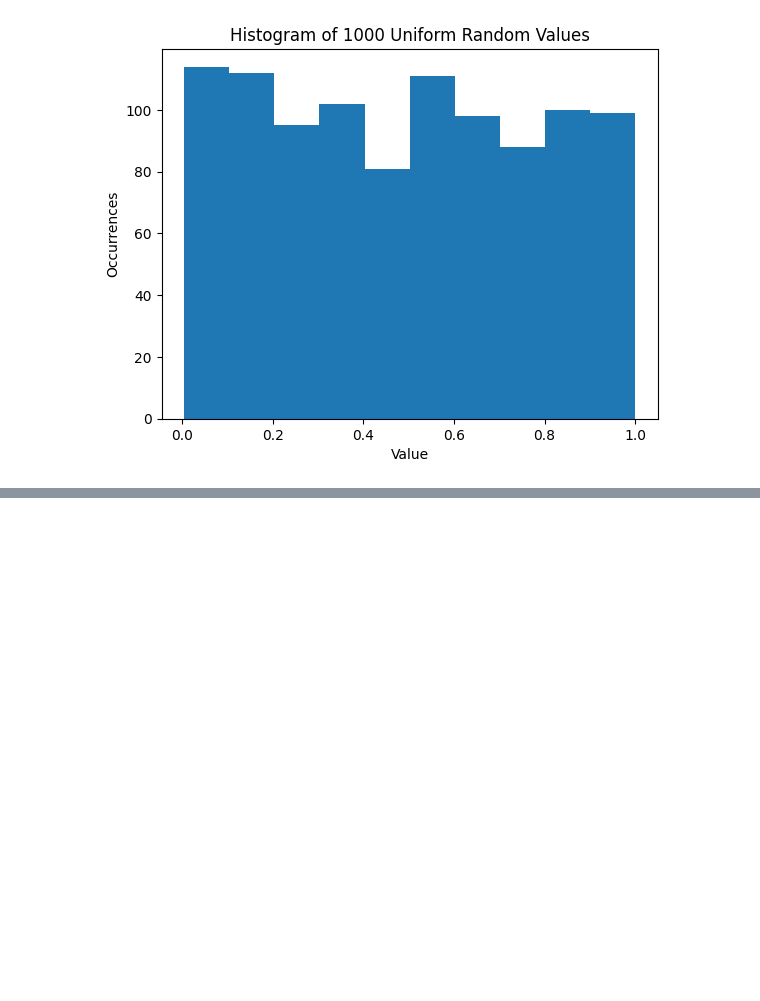
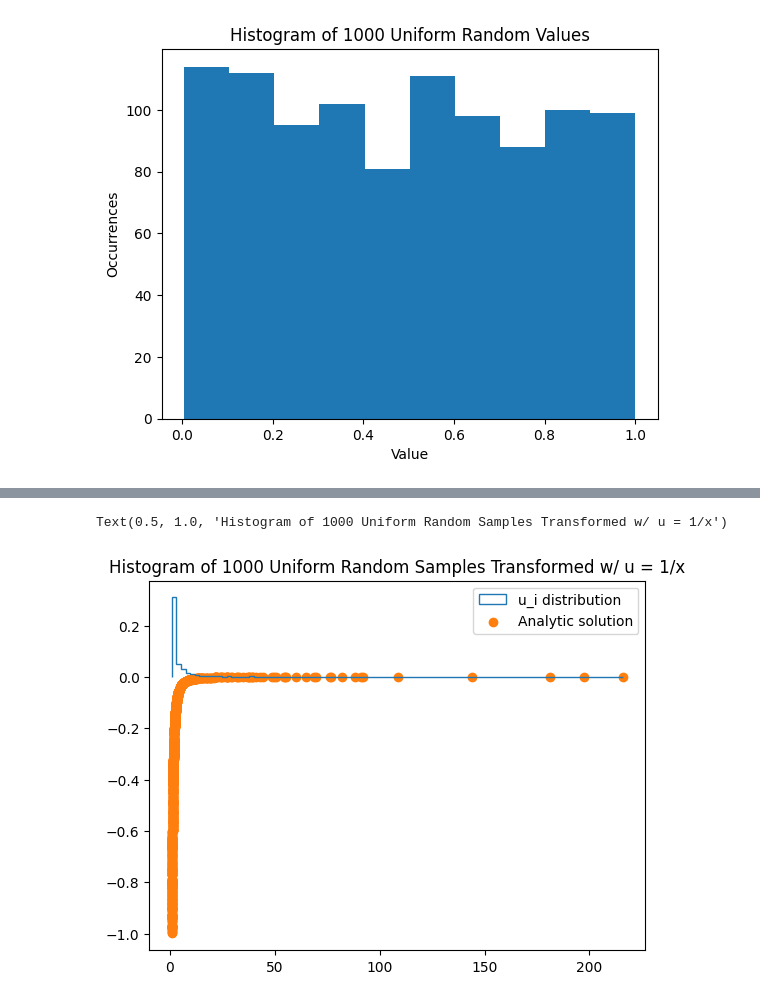
Before and after one commit to gtong3/Data_Analysis, a Jupyter notebook: Lab2/Lab2.ipynb, the cells around one changed output, grey strips where cells are left out. Drawn from its saved outputs; the diff is of its cells as text; code cells hidden in the pictures; blank space fills up the shorter version.

```diff
--- a/Lab2/Lab2.ipynb
+++ b/Lab2/Lab2.ipynb
@@ -30,0 +25,12 @@ foura = [1/x for x in ]
+# %%
+#u = 1/x, x = 1/u, g(u) = dx/du = -1/u^2
+foura = [1/x for x in evsample]
+fourag = [-1 /(u**(2)) for u in foura]
+plt.hist(foura,bins=99,histtype='step',label='u_i distribution',density=True)
+plt.scatter(foura,fourag,label='Analytic solution')
+plt.legend()
+plt.title('Histogram of 1000 Uniform Random Samples Transformed w/ u = 1/x')
+#Technically, the limits of integration are flipped, so it follows the trend, but just inverted
+# %% [output]
+Text(0.5, 1.0, 'Histogram of 1000 Uniform Random Samples Transformed w/ u = 1/x')
+[figure, added]
```
Also changed, not shown: parts of 7 cells of this notebook, 1 other file.
